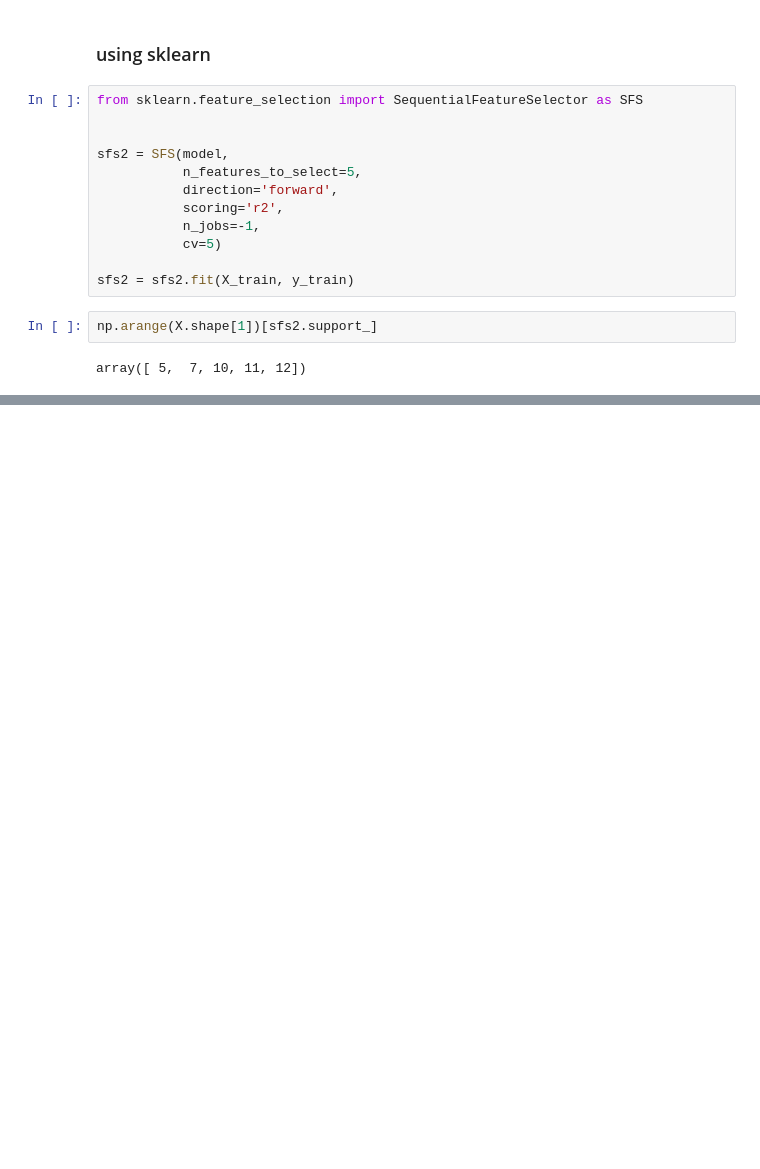
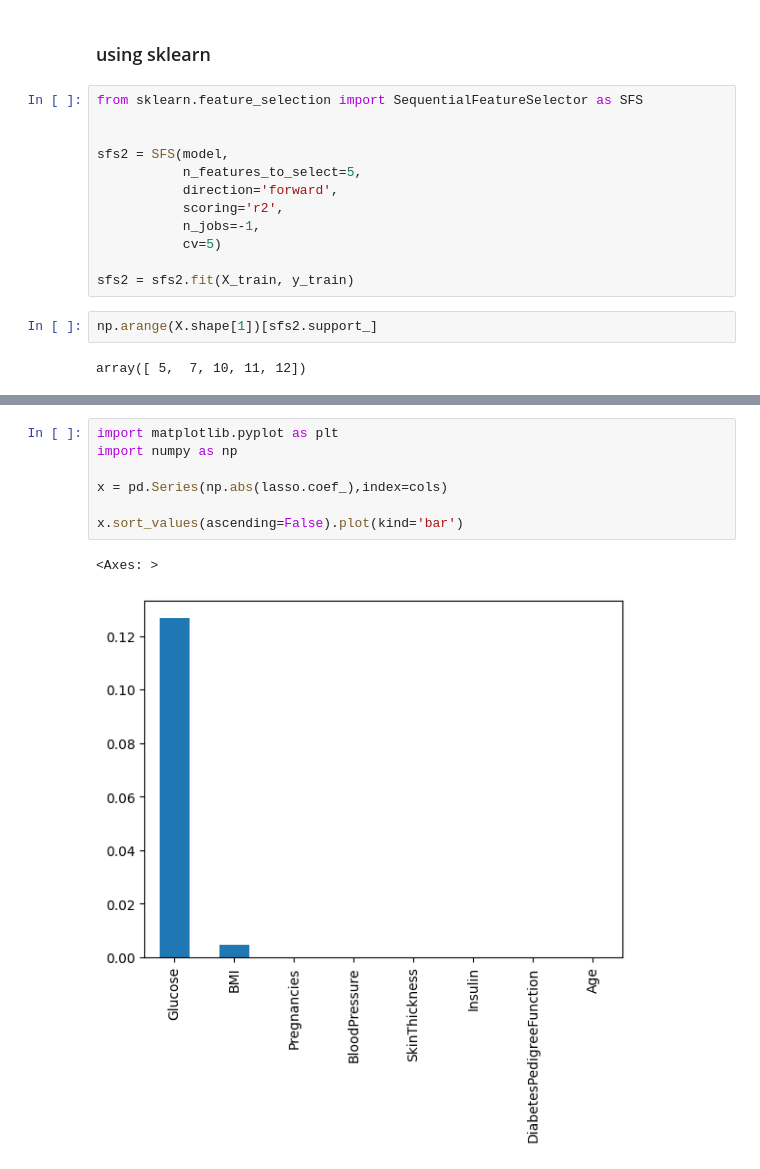
Before and after one commit to Danishdbu/ml1_Danish, a Jupyter notebook: Feature_Selection1.ipynb, the cells around one changed output, grey strips where cells are left out. Drawn from its saved outputs; the diff is of its cells as text; blank space fills up the shorter version.

```diff
--- a/Feature_Selection1.ipynb
+++ b/Feature_Selection1.ipynb
@@ -837,0 +924,10 @@ array([ 5,  7, 10, 11, 12])
+# %%
+import matplotlib.pyplot as plt
+import numpy as np
+
+x = pd.Series(np.abs(lasso.coef_),index=cols)
+
+x.sort_values(ascending=False).plot(kind='bar')
+# %% [output]
+<Axes: >
+[figure, added]
```
Also changed, not shown: parts of 18 cells of this notebook.
